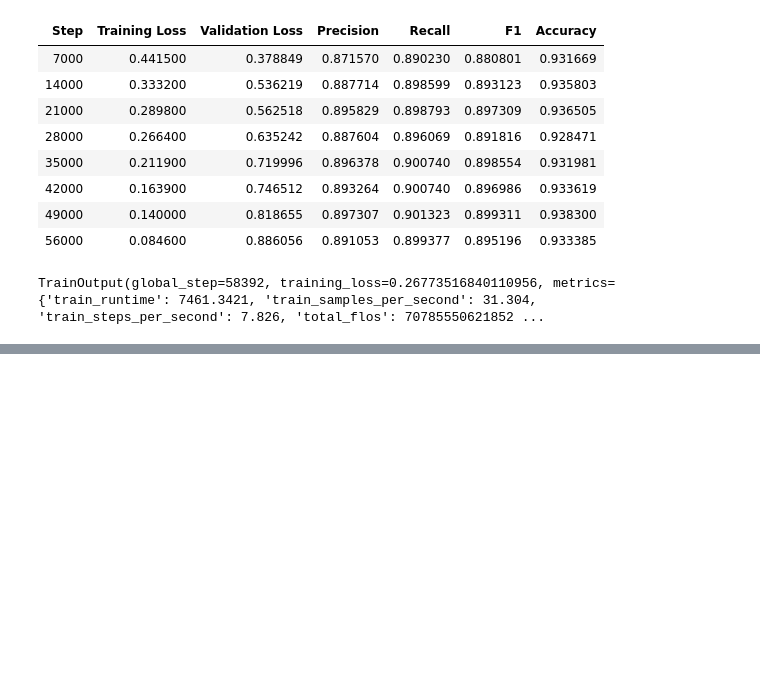
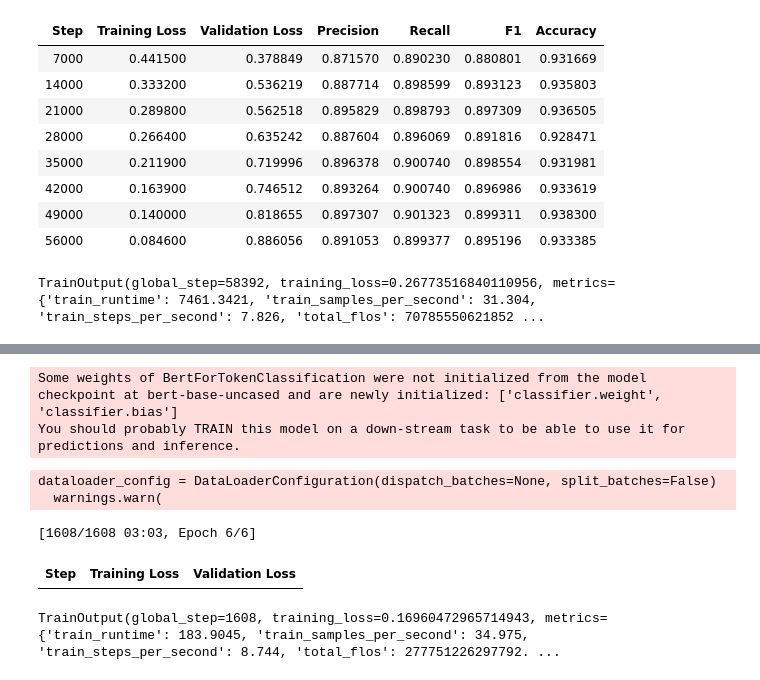
Before and after one commit to liam-michel/NLP, a Jupyter notebook: coursework/ex3.ipynb, the cells around one changed output, grey strips where cells are left out. Drawn from its saved outputs; the diff is of its cells as text; code cells hidden in the pictures; blank space fills up the shorter version.

```diff
--- a/coursework/ex3.ipynb
+++ b/coursework/ex3.ipynb
@@ -278,0 +428,3 @@ The main observation to make is the amount of tokens we end up with as a result
+# %%
+lemmatizer = WordNetLemmatizer()
+print(lemmatizer.lemmatize("rocks"))
@@ -278,0 +470,52 @@ The main observation to make is the amount of tokens we end up with as a result
+# %%
+from transformers import AutoTokenizer, AutoModelForTokenClassification
+
+tokenizer = AutoTokenizer.from_pretrained("bert-base-uncased")
+model3 = AutoModelForTokenClassification.from_pretrained("bert-base-uncased", num_labels=4)
+# %% [output]
+Some weights of BertForTokenClassification were not initialized from the model checkpoint at bert-base-uncased and are newly initialized: ['classifier.weight', 'classifier.bias']
+You should probably TRAIN this model on a down-stream task to be able to use it for predictions and inference.
+# %%
+from transformers import TrainingArguments, Trainer, EarlyStoppingCallback
+
+# Training arguments (feel free to play arround with these values)
+model_name = "bert-base-uncased"
+epochs = 6
+batch_size = 4
+learning_rate = 2e-5
+
+args3 = TrainingArguments(
+    f"BERT-finetuned-NER",
+    # evaluation_strategy = "epoch", ## Instead of focusing on loss and accuracy, we will focus on the F1 score
+    evaluation_strategy ='steps',
+    eval_steps = 7000,
+    save_total_limit = 3,
+    learning_rate=learning_rate,
+    per_device_train_batch_size=batch_size,
+    per_device_eval_batch_size=batch_size,
+    num_train_epochs=epochs,
+    weight_decay=0.001,
+    save_steps=35000,
+    metric_for_best_model = 'f1',
+    load_best_model_at_end=True
+)
+
+trainer3 = Trainer(
+    model3,
+    args3,
+    train_dataset=tokenised_train,
+    eval_dataset=tokenised_val,
+    data_collator = data_collator,
+    tokenizer=tokenizer,
+    compute_metrics=compute_metrics,
+    callbacks = [EarlyStoppingCallback(early_stopping_patience=3)]
+)
+# %% [output]
+dataloader_config = DataLoaderConfiguration(dispatch_batches=None, split_batches=False)
+  warnings.warn(
+# %%
+trainer3.train()
+# %% [output]
+[1608/1608 03:03, Epoch 6/6]
+| Step | Training Loss | Validation Loss |
+TrainOutput(global_step=1608, training_loss=0.16960472965714943, metrics={'train_runtime': 183.9045, 'train_samples_per_second': 34.975, 'train_steps_per_second': 8.744, 'total_flos': 277751226297792. ...
```
Also changed, not shown: parts of 32 cells of this notebook, 11 other files.
